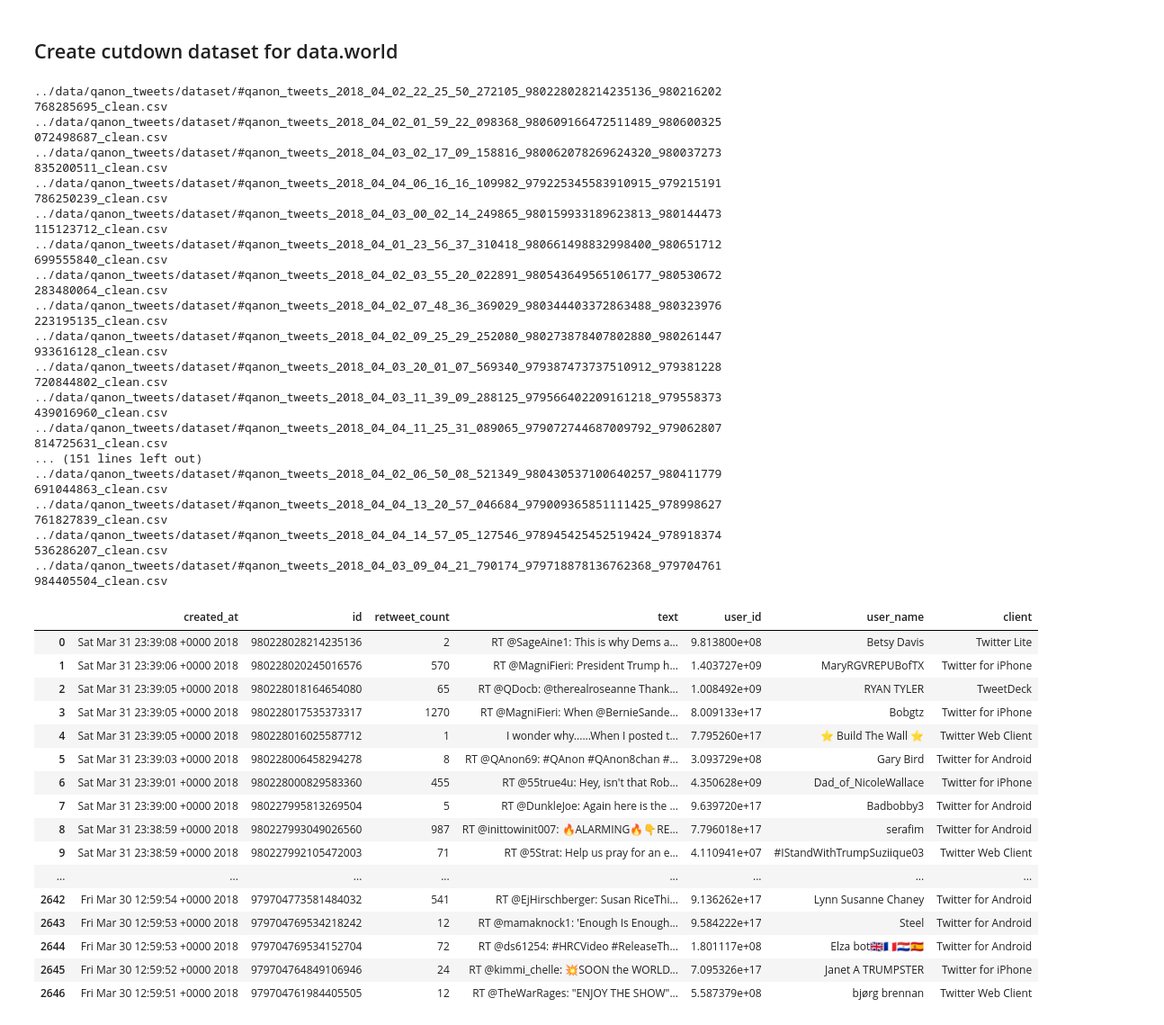
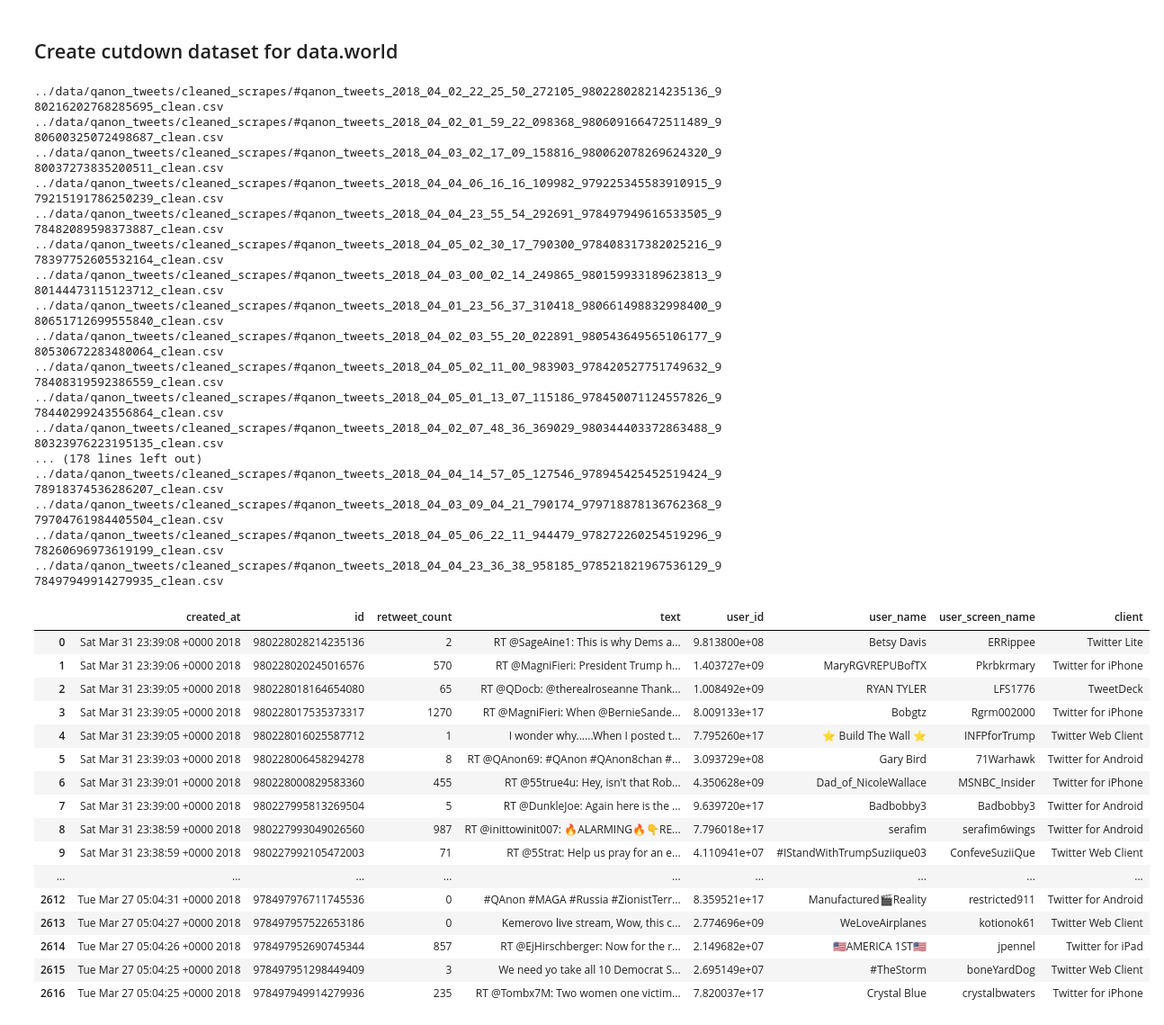
Before and after one commit to bodacea/popnotise, a Jupyter notebook: scrape_twitter/clean_scraped_dataset.ipynb, the cells around one changed output. Shown at 90% size. Cells and saved outputs as stored; diff of their text form; code cells hidden in the pictures.

```diff
--- a/scrape_twitter/clean_scraped_dataset.ipynb
+++ b/scrape_twitter/clean_scraped_dataset.ipynb
@@ -16,7 +16,7 @@ pd.set_option("display.max_columns", 1000)
 # only outputting a carriage return for the start of each 'real' line of data.
 
 indir = '../data/qanon_tweets/raw_scrapes/'
-outdir = '../data/qanon_tweets/dataset/'
+outdir = '../data/qanon_tweets/cleaned_scrapes/'
 for infile in glob.glob(indir + '*.csv'):
     print(infile)
     fin = open(infile, 'r')
@@ -55,46 +55,49 @@ for infile in glob.glob(indir + '*.csv'):
 # %%
 dfall = pd.DataFrame([])
 for infile in glob.glob(outdir + '*.csv'):
     print(infile)
-    df = pd.read_csv(infile, usecols=['id', 'user_name', 'user_id', 'created_at',
-                                      'text', 'retweet_count', 'source'])
+    df = pd.read_csv(infile, usecols=['id', 'user_name', 'user_screen_name', 'user_id',
+                                      'created_at', 'text', 'retweet_count', 'source'])
+    df['user_id'] = df['user_id'].astype('int64', errors='ignore')
     df['client'] = df['source'].str.extract('\"\>(.*)\<\/a\>', expand=False)
     df.drop(['source'], axis=1, inplace=True)
     dfall = pd.concat([dfall, df])
-    dfall.to_csv('../data/qanon_tweets/qanon_all_tweets.csv', index=False, quoting=csv.QUOTE_ALL)
+
+dfall = dfall.drop_duplicates(['id'], keep='last')
+dfall.to_csv('../data/qanon_tweets/qanon_all_tweets.csv', index=False, quoting=csv.QUOTE_ALL)
 dfall
 # %% [output]
-../data/qanon_tweets/dataset/#qanon_tweets_2018_04_02_22_25_50_272105_980228028214235136_980216202768285695_clean.csv
-../data/qanon_tweets/dataset/#qanon_tweets_2018_04_02_01_59_22_098368_980609166472511489_980600325072498687_clean.csv
-../data/qanon_tweets/dataset/#qanon_tweets_2018_04_03_02_17_09_158816_980062078269624320_980037273835200511_clean.csv
-../data/qanon_tweets/dataset/#qanon_tweets_2018_04_04_06_16_16_109982_979225345583910915_979215191786250239_clean.csv
-../data/qanon_tweets/dataset/#qanon_tweets_2018_04_03_00_02_14_249865_980159933189623813_980144473115123712_clean.csv
-../data/qanon_tweets/dataset/#qanon_tweets_2018_04_01_23_56_37_310418_980661498832998400_980651712699555840_clean.csv
-../data/qanon_tweets/dataset/#qanon_tweets_2018_04_02_03_55_20_022891_980543649565106177_980530672283480064_clean.csv
-../data/qanon_tweets/dataset/#qanon_tweets_2018_04_02_07_48_36_369029_980344403372863488_980323976223195135_clean.csv
-../data/qanon_tweets/dataset/#qanon_tweets_2018_04_02_09_25_29_252080_980273878407802880_980261447933616128_clean.csv
-../data/qanon_tweets/dataset/#qanon_tweets_2018_04_03_20_01_07_569340_979387473737510912_979381228720844802_clean.csv
-../data/qanon_tweets/dataset/#qanon_tweets_2018_04_03_11_39_09_288125_979566402209161218_979558373439016960_clean.csv
-../data/qanon_tweets/dataset/#qanon_tweets_2018_04_04_11_25_31_089065_979072744687009792_979062807814725631_clean.csv
-... (151 lines left out)
-../data/qanon_tweets/dataset/#qanon_tweets_2018_04_02_06_50_08_521349_980430537100640257_980411779691044863_clean.csv
-../data/qanon_tweets/dataset/#qanon_tweets_2018_04_04_13_20_57_046684_979009365851111425_978998627761827839_clean.csv
-../data/qanon_tweets/dataset/#qanon_tweets_2018_04_04_14_57_05_127546_978945425452519424_978918374536286207_clean.csv
-../data/qanon_tweets/dataset/#qanon_tweets_2018_04_03_09_04_21_790174_979718878136762368_979704761984405504_clean.csv
+../data/qanon_tweets/cleaned_scrapes/#qanon_tweets_2018_04_02_22_25_50_272105_980228028214235136_980216202768285695_clean.csv
+../data/qanon_tweets/cleaned_scrapes/#qanon_tweets_2018_04_02_01_59_22_098368_980609166472511489_980600325072498687_clean.csv
+../data/qanon_tweets/cleaned_scrapes/#qanon_tweets_2018_04_03_02_17_09_158816_980062078269624320_980037273835200511_clean.csv
+../data/qanon_tweets/cleaned_scrapes/#qanon_tweets_2018_04_04_06_16_16_109982_979225345583910915_979215191786250239_clean.csv
+../data/qanon_tweets/cleaned_scrapes/#qanon_tweets_2018_04_04_23_55_54_292691_978497949616533505_978482089598373887_clean.csv
+../data/qanon_tweets/cleaned_scrapes/#qanon_tweets_2018_04_05_02_30_17_790300_978408317382025216_978397752605532164_clean.csv
+../data/qanon_tweets/cleaned_scrapes/#qanon_tweets_2018_04_03_00_02_14_249865_980159933189623813_980144473115123712_clean.csv
+../data/qanon_tweets/cleaned_scrapes/#qanon_tweets_2018_04_01_23_56_37_310418_980661498832998400_980651712699555840_clean.csv
+../data/qanon_tweets/cleaned_scrapes/#qanon_tweets_2018_04_02_03_55_20_022891_980543649565106177_980530672283480064_clean.csv
+../data/qanon_tweets/cleaned_scrapes/#qanon_tweets_2018_04_05_02_11_00_983903_978420527751749632_978408319592386559_clean.csv
+../data/qanon_tweets/cleaned_scrapes/#qanon_tweets_2018_04_05_01_13_07_115186_978450071124557826_978440299243556864_clean.csv
+../data/qanon_tweets/cleaned_scrapes/#qanon_tweets_2018_04_02_07_48_36_369029_980344403372863488_980323976223195135_clean.csv
+... (178 lines left out)
+../data/qanon_tweets/cleaned_scrapes/#qanon_tweets_2018_04_04_14_57_05_127546_978945425452519424_978918374536286207_clean.csv
+../data/qanon_tweets/cleaned_scrapes/#qanon_tweets_2018_04_03_09_04_21_790174_979718878136762368_979704761984405504_clean.csv
+../data/qanon_tweets/cleaned_scrapes/#qanon_tweets_2018_04_05_06_22_11_944479_978272260254519296_978260696973619199_clean.csv
+../data/qanon_tweets/cleaned_scrapes/#qanon_tweets_2018_04_04_23_36_38_958185_978521821967536129_978497949914279935_clean.csv
-|  | created_at | id | retweet_count | text | user_id | user_name | client |
-| 0 | Sat Mar 31 23:39:08 +0000 2018 | 980228028214235136 | 2 | RT @SageAine1: This is why Dems a... | 9.813800e+08 | Betsy Davis | Twitter Lite |
-| 1 | Sat Mar 31 23:39:06 +0000 2018 | 980228020245016576 | 570 | RT @MagniFieri: President Trump h... | 1.403727e+09 | MaryRGVREPUBofTX | Twitter for iPhone |
-| 2 | Sat Mar 31 23:39:05 +0000 2018 | 980228018164654080 | 65 | RT @QDocb: @therealroseanne Thank... | 1.008492e+09 | RYAN TYLER | TweetDeck |
-| 3 | Sat Mar 31 23:39:05 +0000 2018 | 980228017535373317 | 1270 | RT @MagniFieri: When @BernieSande... | 8.009133e+17 | Bobgtz | Twitter for iPhone |
-| 4 | Sat Mar 31 23:39:05 +0000 2018 | 980228016025587712 | 1 | I wonder why......When I posted t... | 7.795260e+17 | ⭐️ Build The Wall ⭐️ | Twitter Web Client |
-| 5 | Sat Mar 31 23:39:03 +0000 2018 | 980228006458294278 | 8 | RT @QAnon69: #QAnon #QAnon8chan #... | 3.093729e+08 | Gary Bird | Twitter for Android |
-| 6 | Sat Mar 31 23:39:01 +0000 2018 | 980228000829583360 | 455 | RT @55true4u: Hey, isn't that Rob... | 4.350628e+09 | Dad_of_NicoleWallace | Twitter for iPhone |
-| 7 | Sat Mar 31 23:39:00 +0000 2018 | 980227995813269504 | 5 | RT @DunkleJoe: Again here is the ... | 9.639720e+17 | Badbobby3 | Twitter for Android |
-| 8 | Sat Mar 31 23:38:59 +0000 2018 | 980227993049026560 | 987 | RT @inittowinit007: 🔥ALARMING🔥👇RE... | 7.796018e+17 | serafim | Twitter for Android |
-| 9 | Sat Mar 31 23:38:59 +0000 2018 | 980227992105472003 | 71 | RT @5Strat: Help us pray for an e... | 4.110941e+07 | #IStandWithTrumpSuziique03 | Twitter Web Client |
-| ... | ... | ... | ... | ... | ... | ... | ... |
-| 2642 | Fri Mar 30 12:59:54 +0000 2018 | 979704773581484032 | 541 | RT @EjHirschberger: Susan RiceThi... | 9.136262e+17 | Lynn Susanne Chaney | Twitter for Android |
-| 2643 | Fri Mar 30 12:59:53 +0000 2018 | 979704769534218242 | 12 | RT @mamaknock1: 'Enough Is Enough... | 9.584222e+17 | Steel | Twitter for Android |
-| 2644 | Fri Mar 30 12:59:53 +0000 2018 | 979704769534152704 | 72 | RT @ds61254: #HRCVideo #ReleaseTh... | 1.801117e+08 | Elza bot🇬🇧🇫🇷🇵🇾🇪🇸 | Twitter for Android |
-| 2645 | Fri Mar 30 12:59:52 +0000 2018 | 979704764849106946 | 24 | RT @kimmi_chelle: 💥SOON the WORLD... | 7.095326e+17 | Janet A TRUMPSTER | Twitter for iPhone |
-| 2646 | Fri Mar 30 12:59:51 +0000 2018 | 979704761984405505 | 12 | RT @TheWarRages: "ENJOY THE SHOW"... | 5.587379e+08 | bjørg brennan | Twitter Web Client |
+|  | created_at | id | retweet_count | text | user_id | user_name | user_screen_name | client |
+| 0 | Sat Mar 31 23:39:08 +0000 2018 | 980228028214235136 | 2 | RT @SageAine1: This is why Dems a... | 9.813800e+08 | Betsy Davis | ERRippee | Twitter Lite |
+| 1 | Sat Mar 31 23:39:06 +0000 2018 | 980228020245016576 | 570 | RT @MagniFieri: President Trump h... | 1.403727e+09 | MaryRGVREPUBofTX | Pkrbkrmary | Twitter for iPhone |
+| 2 | Sat Mar 31 23:39:05 +0000 2018 | 980228018164654080 | 65 | RT @QDocb: @therealroseanne Thank... | 1.008492e+09 | RYAN TYLER | LFS1776 | TweetDeck |
+| 3 | Sat Mar 31 23:39:05 +0000 2018 | 980228017535373317 | 1270 | RT @MagniFieri: When @BernieSande... | 8.009133e+17 | Bobgtz | Rgrm002000 | Twitter for iPhone |
+| 4 | Sat Mar 31 23:39:05 +0000 2018 | 980228016025587712 | 1 | I wonder why......When I posted t... | 7.795260e+17 | ⭐️ Build The Wall ⭐️ | INFPforTrump | Twitter Web Client |
+| 5 | Sat Mar 31 23:39:03 +0000 2018 | 980228006458294278 | 8 | RT @QAnon69: #QAnon #QAnon8chan #... | 3.093729e+08 | Gary Bird | 71Warhawk | Twitter for Android |
+| 6 | Sat Mar 31 23:39:01 +0000 2018 | 980228000829583360 | 455 | RT @55true4u: Hey, isn't that Rob... | 4.350628e+09 | Dad_of_NicoleWallace | MSNBC_Insider | Twitter for iPhone |
+| 7 | Sat Mar 31 23:39:00 +0000 2018 | 980227995813269504 | 5 | RT @DunkleJoe: Again here is the ... | 9.639720e+17 | Badbobby3 | Badbobby3 | Twitter for Android |
+| 8 | Sat Mar 31 23:38:59 +0000 2018 | 980227993049026560 | 987 | RT @inittowinit007: 🔥ALARMING🔥👇RE... | 7.796018e+17 | serafim | serafim6wings | Twitter for Android |
+| 9 | Sat Mar 31 23:38:59 +0000 2018 | 980227992105472003 | 71 | RT @5Strat: Help us pray for an e... | 4.110941e+07 | #IStandWithTrumpSuziique03 | ConfeveSuziiQue | Twitter Web Client |
+| ... | ... | ... | ... | ... | ... | ... | ... | ... |
+| 2612 | Tue Mar 27 05:04:31 +0000 2018 | 978497976711745536 | 0 | #QAnon #MAGA #Russia #ZionistTerr... | 8.359521e+17 | Manufactured🎬Reality | restricted911 | Twitter for Android |
+| 2613 | Tue Mar 27 05:04:27 +0000 2018 | 978497957522653186 | 0 | Kemerovo live stream, Wow, this c... | 2.774696e+09 | WeLoveAirplanes | kotionok61 | Twitter Web Client |
+| 2614 | Tue Mar 27 05:04:26 +0000 2018 | 978497952690745344 | 857 | RT @EjHirschberger: Now for the r... | 2.149682e+07 | 🇺🇸AMERICA 1ST🇺🇸 | jpennel | Twitter for iPad |
+| 2615 | Tue Mar 27 05:04:25 +0000 2018 | 978497951298449409 | 3 | We need yo take all 10 Democrat S... | 2.695149e+07 | #TheStorm | boneYardDog | Twitter Web Client |
+| 2616 | Tue Mar 27 05:04:25 +0000 2018 | 978497949914279936 | 235 | RT @Tombx7M: Two women one victim... | 7.820037e+17 | Crystal Blue | crystalbwaters | Twitter for iPhone |
```
Also changed, not shown: parts of 4 cells of this notebook, 1 other file.
